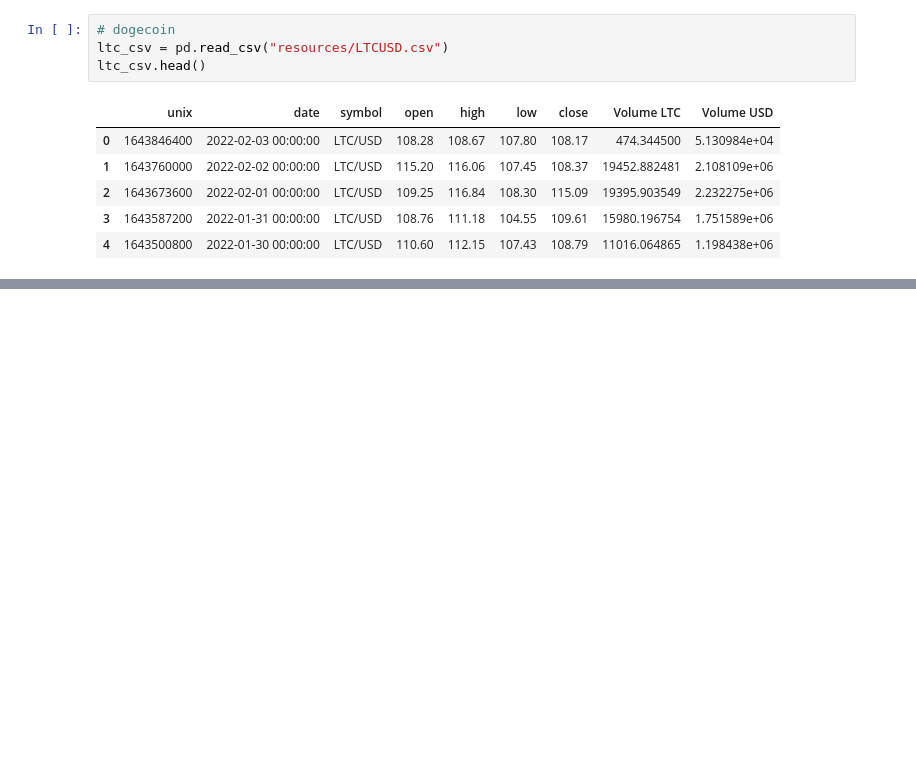
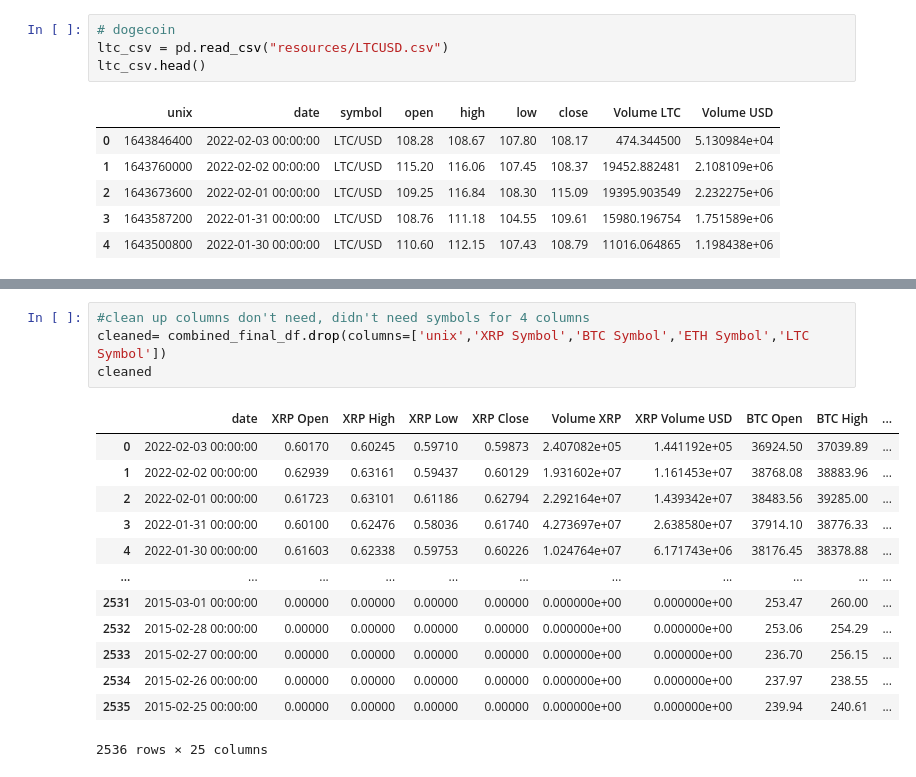
Before and after one commit to reiderwin/mustache-list-sequence, a Jupyter notebook: crypto.ipynb, the cells around one changed output, grey strips where cells are left out. Drawn from its saved outputs; the diff is of its cells as text; blank space fills up the shorter version.

Commit message:
data cleaning

```diff
--- a/crypto.ipynb
+++ b/crypto.ipynb
@@ -173,3 +173,21 @@ combined_final_df
 | 2534 | 1424908800 | 2015-02-26 00:00:00 | XRP/USD | 0.00000 | 0.00000 | 0.00000 | 0.00000 | 0.000000e+00 | 0.000000e+00 | ... |
 | 2535 | 1424822400 | 2015-02-25 00:00:00 | XRP/USD | 0.00000 | 0.00000 | 0.00000 | 0.00000 | 0.000000e+00 | 0.000000e+00 | ... |
 2536 rows × 30 columns
+# %%
+#clean up columns don't need, didn't need symbols for 4 columns
+cleaned= combined_final_df.drop(columns=['unix','XRP Symbol','BTC Symbol','ETH Symbol','LTC Symbol'])
+cleaned
+# %% [output]
+|  | date | XRP Open | XRP High | XRP Low | XRP Close | Volume XRP | XRP Volume USD | BTC Open | BTC High | ... |
+| 0 | 2022-02-03 00:00:00 | 0.60170 | 0.60245 | 0.59710 | 0.59873 | 2.407082e+05 | 1.441192e+05 | 36924.50 | 37039.89 | ... |
+| 1 | 2022-02-02 00:00:00 | 0.62939 | 0.63161 | 0.59437 | 0.60129 | 1.931602e+07 | 1.161453e+07 | 38768.08 | 38883.96 | ... |
+| 2 | 2022-02-01 00:00:00 | 0.61723 | 0.63101 | 0.61186 | 0.62794 | 2.292164e+07 | 1.439342e+07 | 38483.56 | 39285.00 | ... |
+| 3 | 2022-01-31 00:00:00 | 0.60100 | 0.62476 | 0.58036 | 0.61740 | 4.273697e+07 | 2.638580e+07 | 37914.10 | 38776.33 | ... |
+| 4 | 2022-01-30 00:00:00 | 0.61603 | 0.62338 | 0.59753 | 0.60226 | 1.024764e+07 | 6.171743e+06 | 38176.45 | 38378.88 | ... |
+| ... | ... | ... | ... | ... | ... | ... | ... | ... | ... | ... |
+| 2531 | 2015-03-01 00:00:00 | 0.00000 | 0.00000 | 0.00000 | 0.00000 | 0.000000e+00 | 0.000000e+00 | 253.47 | 260.00 | ... |
+| 2532 | 2015-02-28 00:00:00 | 0.00000 | 0.00000 | 0.00000 | 0.00000 | 0.000000e+00 | 0.000000e+00 | 253.06 | 254.29 | ... |
+| 2533 | 2015-02-27 00:00:00 | 0.00000 | 0.00000 | 0.00000 | 0.00000 | 0.000000e+00 | 0.000000e+00 | 236.70 | 256.15 | ... |
+| 2534 | 2015-02-26 00:00:00 | 0.00000 | 0.00000 | 0.00000 | 0.00000 | 0.000000e+00 | 0.000000e+00 | 237.97 | 238.55 | ... |
+| 2535 | 2015-02-25 00:00:00 | 0.00000 | 0.00000 | 0.00000 | 0.00000 | 0.000000e+00 | 0.000000e+00 | 239.94 | 240.61 | ... |
+2536 rows × 25 columns
```
Also changed, not shown: parts of 5 cells of this notebook.
